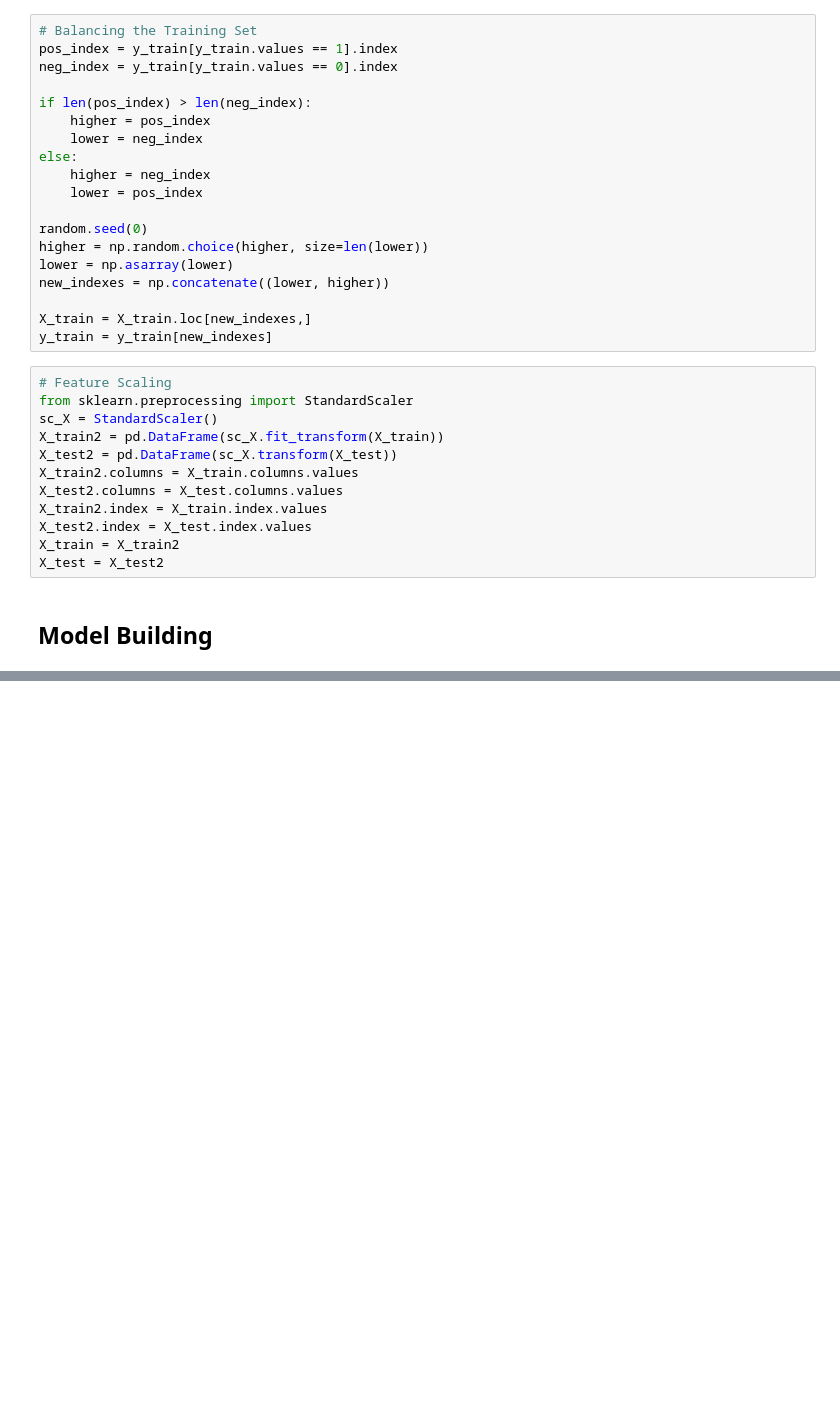
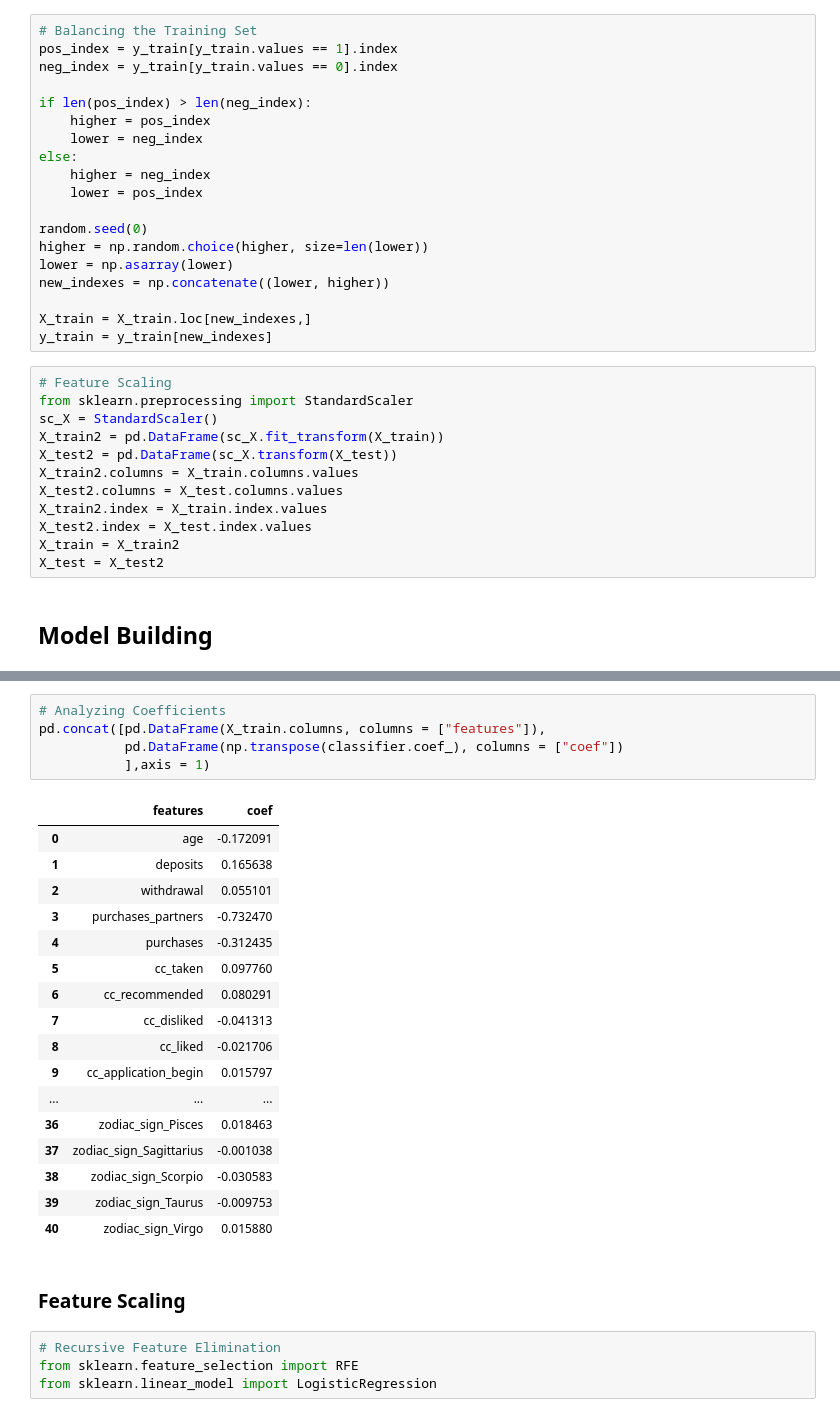
Before and after one commit to VishwasMore/machinelearning-case-studies, a Jupyter notebook: Subscription/minimizing-churn-rate.ipynb, the cells around one changed output, grey strips where cells are left out. Saved outputs shown, nothing was run; the diff lists cells and outputs as text; blank space fills up the shorter version.

```diff
--- a/Subscription/minimizing-churn-rate.ipynb
+++ b/Subscription/minimizing-churn-rate.ipynb
@@ -280,0 +325,29 @@ X_test = X_test2
+# %%
+# Analyzing Coefficients
+pd.concat([pd.DataFrame(X_train.columns, columns = ["features"]),
+           pd.DataFrame(np.transpose(classifier.coef_), columns = ["coef"])
+           ],axis = 1)
+# %% [output]
+|  | features | coef |
+| 0 | age | -0.172091 |
+| 1 | deposits | 0.165638 |
+| 2 | withdrawal | 0.055101 |
+| 3 | purchases_partners | -0.732470 |
+| 4 | purchases | -0.312435 |
+| 5 | cc_taken | 0.097760 |
+| 6 | cc_recommended | 0.080291 |
+| 7 | cc_disliked | -0.041313 |
+| 8 | cc_liked | -0.021706 |
+| 9 | cc_application_begin | 0.015797 |
+| ... | ... | ... |
+| 36 | zodiac_sign_Pisces | 0.018463 |
+| 37 | zodiac_sign_Sagittarius | -0.001038 |
+| 38 | zodiac_sign_Scorpio | -0.030583 |
+| 39 | zodiac_sign_Taurus | -0.009753 |
+| 40 | zodiac_sign_Virgo | 0.015880 |
+# %% [markdown]
+###  Feature Scaling
+# %%
+# Recursive Feature Elimination
+from sklearn.feature_selection import RFE
+from sklearn.linear_model import LogisticRegression
```
Also changed, not shown: parts of 20 cells of this notebook, 1 other file.
